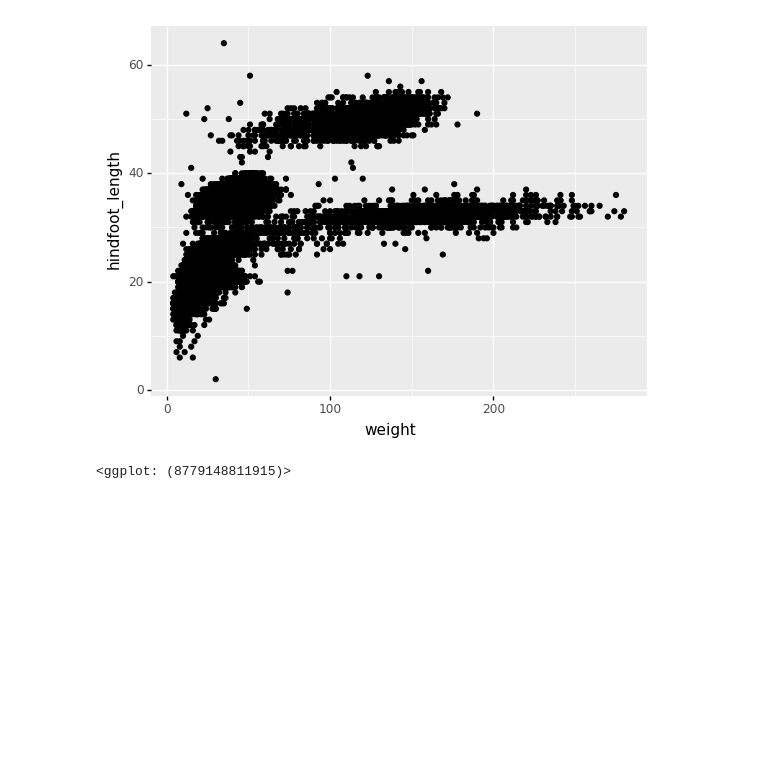
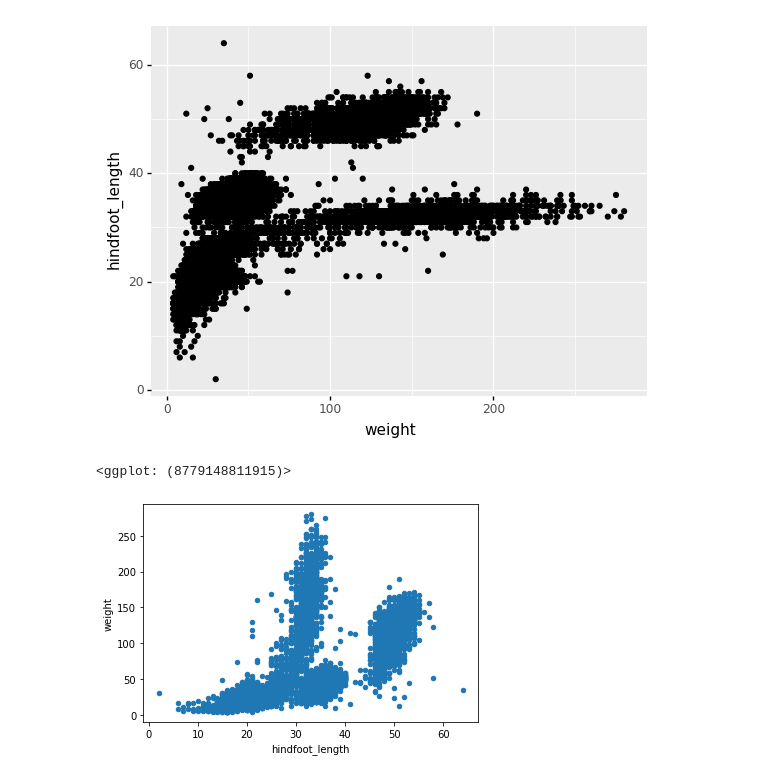
Before and after one commit to BryanAbuchery/LearningPython3, a Jupyter notebook: Python_Exercises.ipynb, the cells around one changed output. Drawn from its saved outputs; the diff is of its cells as text; code cells hidden in the pictures; blank space fills up the shorter version.

```diff
--- a/Python_Exercises.ipynb
+++ b/Python_Exercises.ipynb
@@ -366,0 +369,5 @@ my_plot
+# %%
+surveys = pd.read_csv("surveys.csv")
+my_plot = surveys.plot("hindfoot_length", "weight", kind="scatter")
+# %% [output]
+[figure, added]
```
Also changed, not shown: parts of 8 cells of this notebook, 1 other file.
